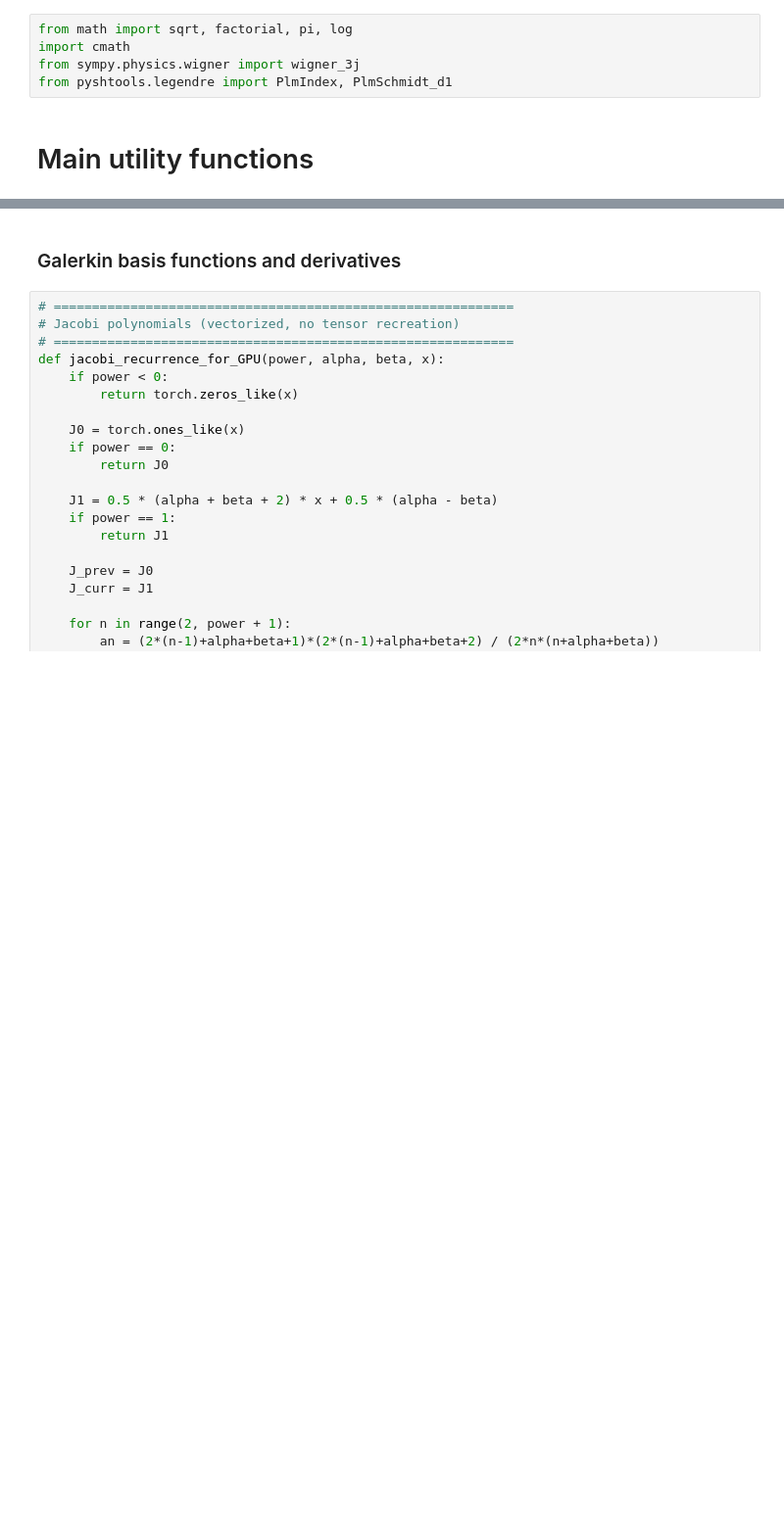
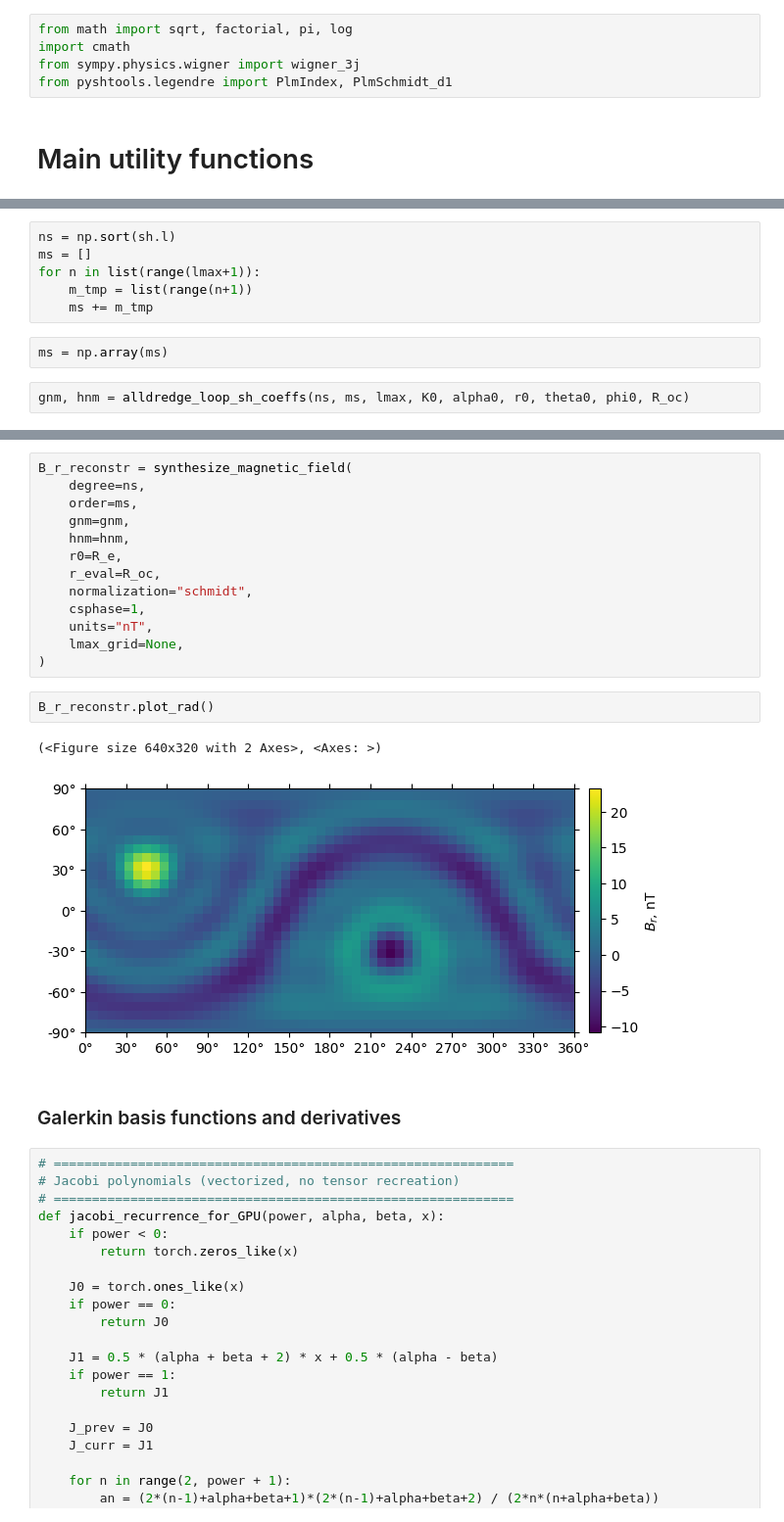
Before and after one commit to lukacskuslits/kuslits-et-al-current-loops, a Jupyter notebook: moving-sources-gpu/Compute-approx-coeffs-sturm-liouville.ipynb, the cells around one changed output, grey strips where cells are left out. Shown at 98% size. Cells and saved outputs as stored; diff of their text form; blank space fills up the shorter version.

Commit message:
corrected SH synthesys using pyshtools and Alldredge SHC computation

```diff
--- a/moving-sources-gpu/Compute-approx-coeffs-sturm-liouville.ipynb
+++ b/moving-sources-gpu/Compute-approx-coeffs-sturm-liouville.ipynb
@@ -114,0 +198,10 @@ from pyshtools.legendre import PlmIndex, PlmSchmidt_d1
+# %%
+ns = np.sort(sh.l)
+ms = []
+for n in list(range(lmax+1)):
+    m_tmp = list(range(n+1))
+    ms += m_tmp
+# %%
+ms = np.array(ms)
+# %%
+gnm, hnm = alldredge_loop_sh_coeffs(ns, ms, lmax, K0, alpha0, r0, theta0, phi0, R_oc)
@@ -115,3 +311,21 @@ from pyshtools.legendre import PlmIndex, PlmSchmidt_d1
+# %%
+B_r_reconstr = synthesize_magnetic_field(
+    degree=ns,
+    order=ms,
+    gnm=gnm,
+    hnm=hnm,
+    r0=R_e,
+    r_eval=R_oc,
+    normalization="schmidt",
+    csphase=1,
+    units="nT",
+    lmax_grid=None,
+)
+# %%
+B_r_reconstr.plot_rad()
+# %% [output]
+(<Figure size 640x320 with 2 Axes>, <Axes: >)
+[figure, added]
 # %% [markdown]
 ### Galerkin basis functions and derivatives
 # %%
```
Also changed, not shown: parts of 11 cells of this notebook, 1 other file.
